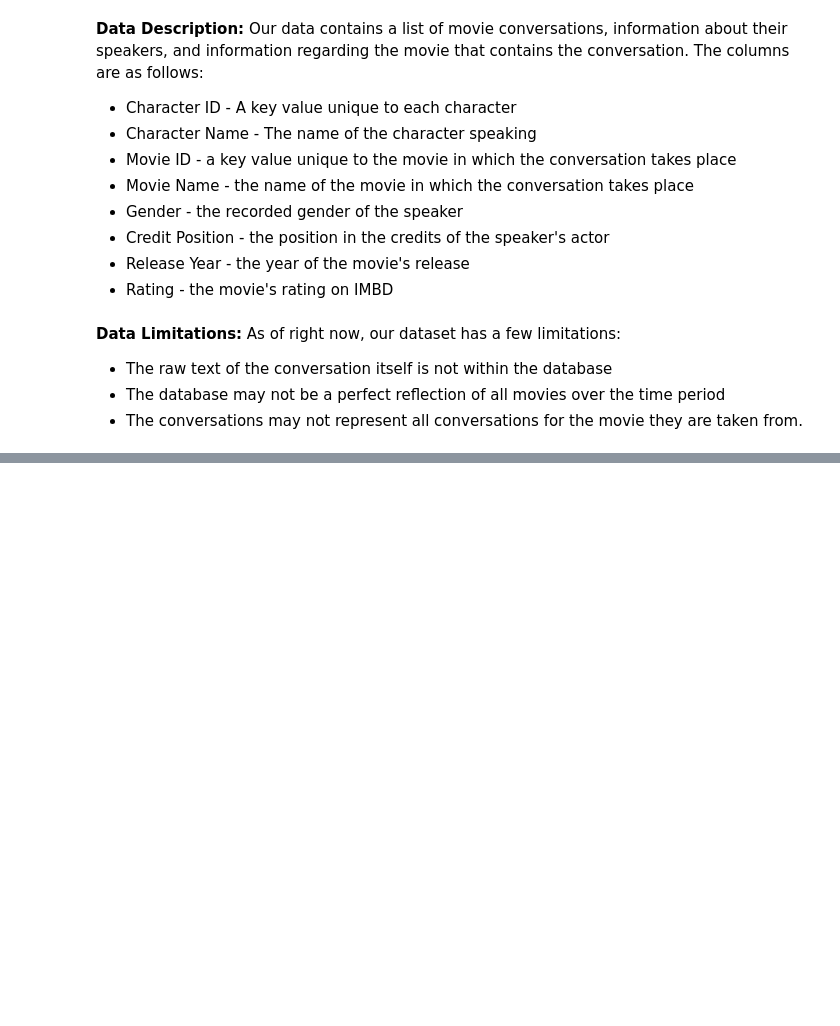
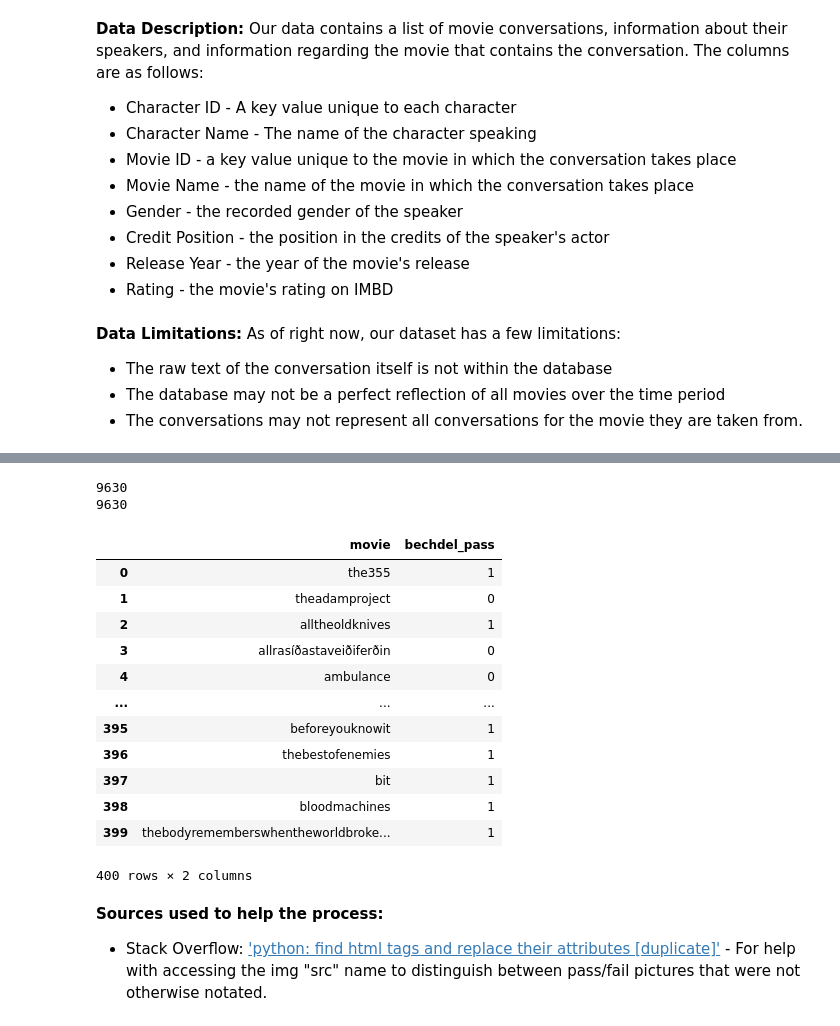
Before and after one commit to jhr254/info2950_gp1, a Jupyter notebook: Data Cleansing.ipynb, the cells around one changed output, grey strips where cells are left out. Drawn from its saved outputs; the diff is of its cells as text; code cells hidden in the pictures; blank space fills up the shorter version.

```diff
--- a/movie-corpus/Data Cleansing.ipynb
+++ b/Data Cleansing.ipynb
@@ -174,0 +207,49 @@ As of right now, our dataset has a few limitations:
+# %%
+findMovies = list_page.find_all('div', {'class':'movie'})[:]
+
+#make movie name array
+movie_names = []
+for x in findMovies:
+    movie_names.append((x.text).replace('\n', '').replace(' ', '').lower())
+print(len(movie_names))
+
+
+#make pass/fail array
+findPass = list_page.find_all('div', {'class':'list'})[0]
+movie_pass = []
+for x in findPass.find_all('img'):
+    pass_fail = x['src']
+    if pass_fail == '/static/pass.png':
+            movie_pass.append(1)
+    if pass_fail == '/static/nopass.png':
+            movie_pass.append(0)
+print(len(movie_pass))
+
+#make dataframe with movie name + pass/fail metric
+columns = ['movie', 'bechdel_pass']
+bechdel_df = pd.DataFrame(columns=columns)
+bechdel_df['movie'] = movie_names
+bechdel_df['bechdel_pass'] = movie_pass
+bechdel_df.head(n=400)
+
+#conversations_df.head()
+# %% [output]
+9630
+9630
+|  | movie | bechdel_pass |
+| 0 | the355 | 1 |
+| 1 | theadamproject | 0 |
+| 2 | alltheoldknives | 1 |
+| 3 | allrasíðastaveiðiferðin | 0 |
+| 4 | ambulance | 0 |
+| ... | ... | ... |
+| 395 | beforeyouknowit | 1 |
+| 396 | thebestofenemies | 1 |
+| 397 | bit | 1 |
+| 398 | bloodmachines | 1 |
+| 399 | thebodyrememberswhentheworldbroke... | 1 |
+400 rows × 2 columns
+# %% [markdown]
+**Sources used to help the process:**
+<ul>
+    <li> Stack Overflow: <a href=https://stackoverflow.com/questions/19357506/python-find-html-tags-and-replace-their-attributes>'python: find html tags and replace their attributes [duplicate]'</a> - For help with accessing the img "src" name to distinguish between pass/fail pictures that were not otherwise notated.</li>
```
Also changed, not shown: parts of 16 cells of this notebook, 2 other files.
